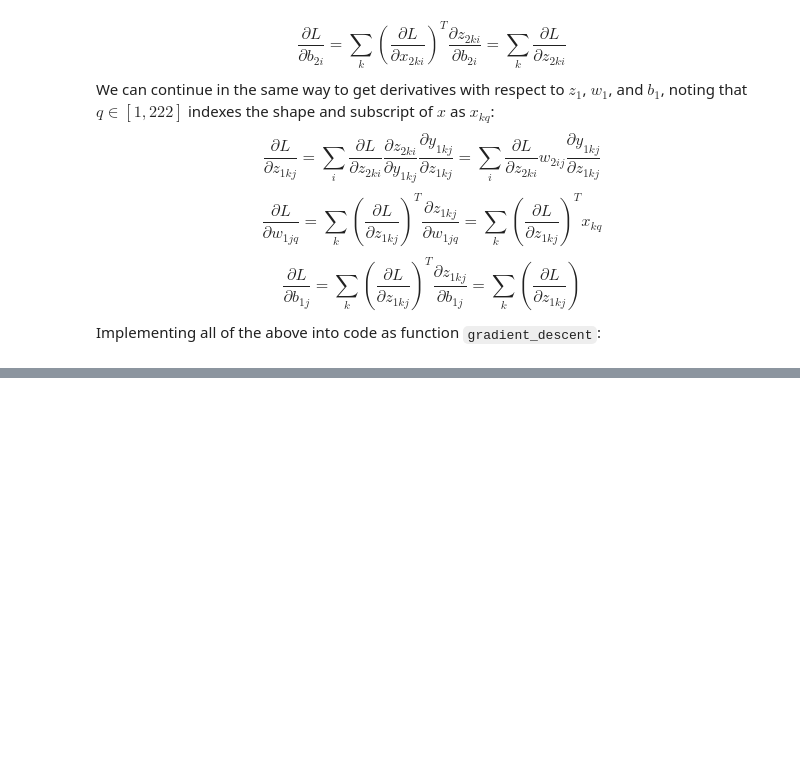
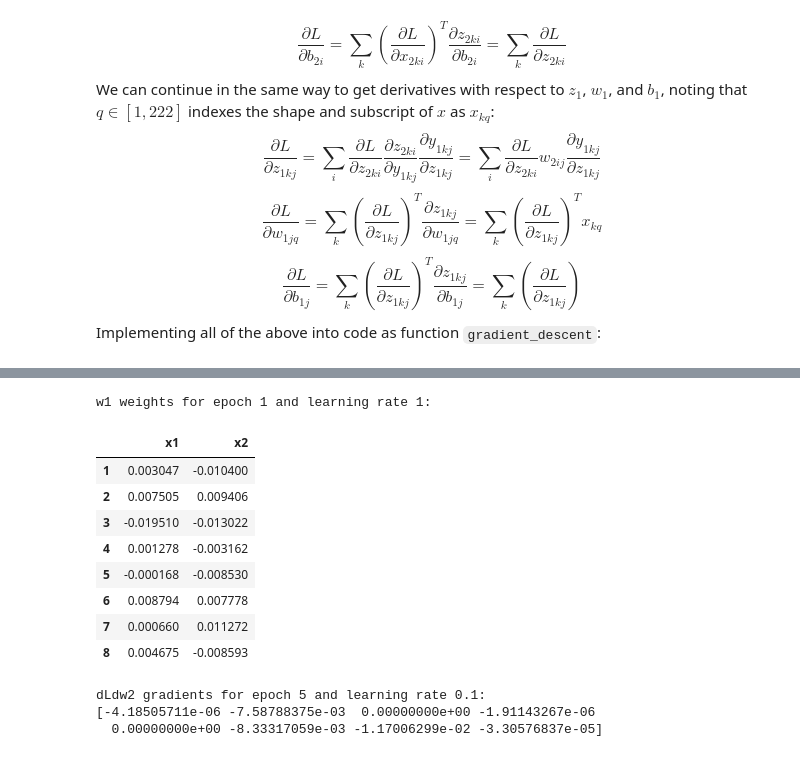
Before and after one commit to vernica-mehta/astr4004-8004-2025, a Jupyter notebook: assignment-4/assigment4.ipynb, the cells around one changed output, grey strips where cells are left out. Saved outputs shown, nothing was run; the diff lists cells and outputs as text; code cells hidden in the pictures; blank space fills up the shorter version.

```diff
--- a/assignment-4/assigment4.ipynb
+++ b/assignment-4/assigment4.ipynb
@@ -361,0 +437,23 @@ Learning rate = 1
+# %%
+# e.g. to get the w1 weights for epoch 1 for learning rate 1 (will be 8x2 DataFrame)
+print("w1 weights for epoch 1 and learning rate 1:")
+display(unpack_column(data_lr_1, 'w1', 1))
+# %% [output]
+w1 weights for epoch 1 and learning rate 1:
+|  | x1 | x2 |
+| 1 | 0.003047 | -0.010400 |
+| 2 | 0.007505 | 0.009406 |
+| 3 | -0.019510 | -0.013022 |
+| 4 | 0.001278 | -0.003162 |
+| 5 | -0.000168 | -0.008530 |
+| 6 | 0.008794 | 0.007778 |
+| 7 | 0.000660 | 0.011272 |
+| 8 | 0.004675 | -0.008593 |
+# %%
+# e.g. to get the dLdw2 gradients for epoch 5 for learning rate 0.1 (returned as 1D numpy array)
+print("dLdw2 gradients for epoch 5 and learning rate 0.1:")
+print(unpack_column(data_lr_0_1, 'dLdw2', 5))
+# %% [output]
+dLdw2 gradients for epoch 5 and learning rate 0.1:
+[-4.18505711e-06 -7.58788375e-03  0.00000000e+00 -1.91143267e-06
+  0.00000000e+00 -8.33317059e-03 -1.17006299e-02 -3.30576837e-05]
```
Also changed, not shown: parts of 14 cells of this notebook, 5 other files.
